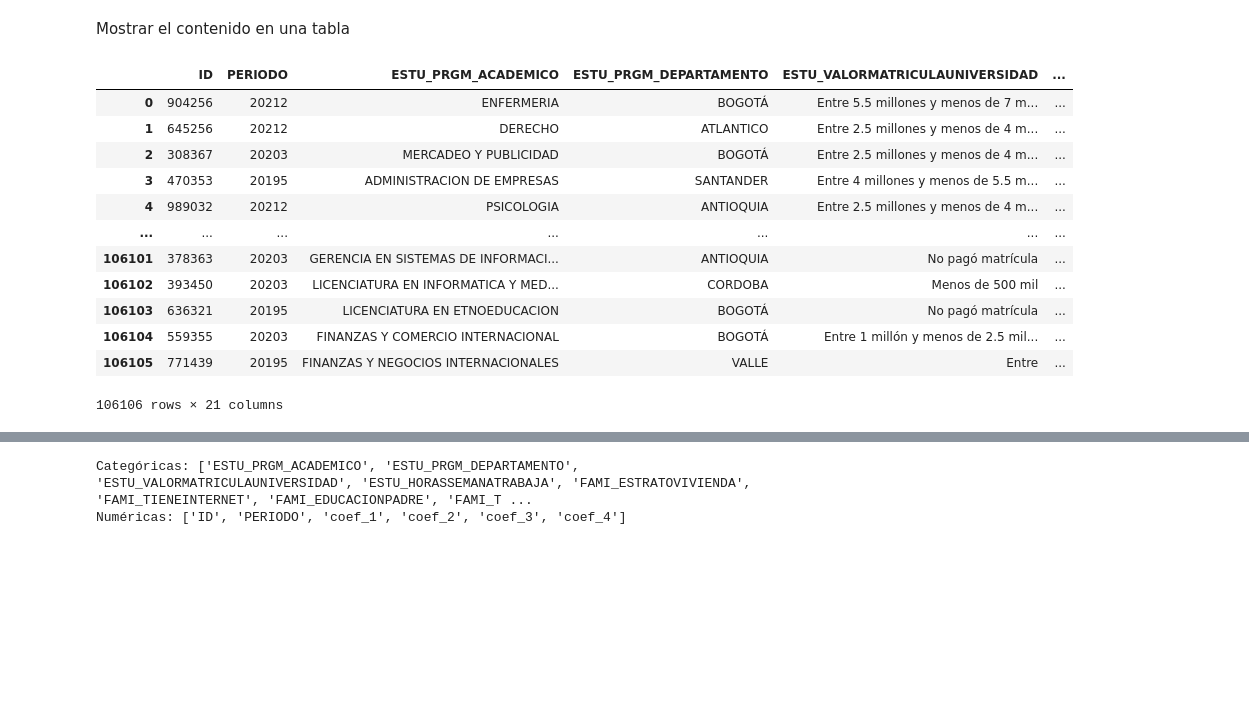
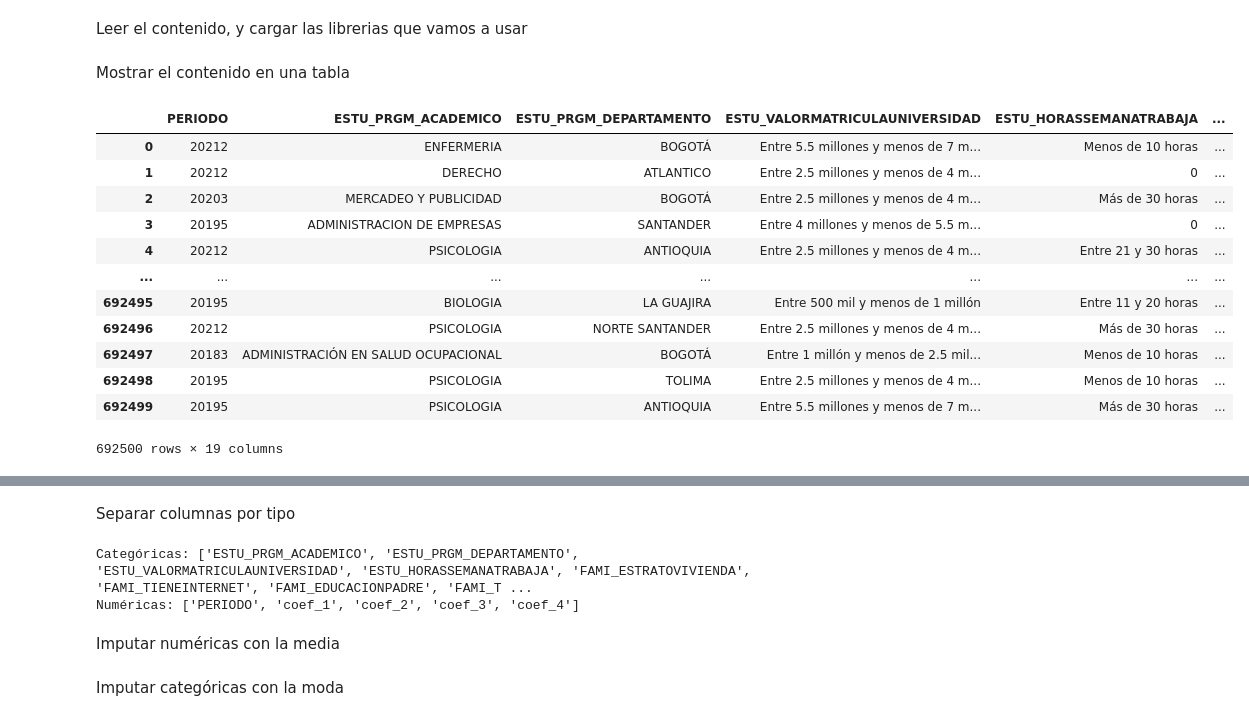
Before and after one commit to Nomaqui/ENTREGAS, a Jupyter notebook: 02 - preprocesado.ipynb, the cells around one changed output, grey strips where cells are left out. Drawn from its saved outputs; the diff is of its cells as text; code cells hidden in the pictures; blank space fills up the shorter version.

```diff
--- a/02 - preprocesado.ipynb
+++ b/02 - preprocesado.ipynb
@@ -11,18 +3,33 @@ df = pd.read_csv('train.csv')
+# %% [markdown]
+Leer el contenido, y cargar las librerias que vamos a usar
+# %%
+import pandas as pd
+from sklearn.model_selection import train_test_split
+from sklearn.preprocessing import MinMaxScaler
+from sklearn.ensemble import RandomForestClassifier
+from sklearn.metrics import accuracy_score
+from sklearn.impute import SimpleImputer
+
+df = pd.read_csv('train.csv')
+
+# Guardar columna objetivo y ID
+y = df['RENDIMIENTO_GLOBAL']
+X = df.drop(columns=['RENDIMIENTO_GLOBAL', 'ID'])
 # %% [markdown]
 Mostrar el contenido en una tabla
-# %%
-df
-# %% [output]
-|  | ID | PERIODO | ESTU_PRGM_ACADEMICO | ESTU_PRGM_DEPARTAMENTO | ESTU_VALORMATRICULAUNIVERSIDAD | ... |
-| 0 | 904256 | 20212 | ENFERMERIA | BOGOTÁ | Entre 5.5 millones y menos de 7 m... | ... |
-| 1 | 645256 | 20212 | DERECHO | ATLANTICO | Entre 2.5 millones y menos de 4 m... | ... |
-| 2 | 308367 | 20203 | MERCADEO Y PUBLICIDAD | BOGOTÁ | Entre 2.5 millones y menos de 4 m... | ... |
-| 3 | 470353 | 20195 | ADMINISTRACION DE EMPRESAS | SANTANDER | Entre 4 millones y menos de 5.5 m... | ... |
-| 4 | 989032 | 20212 | PSICOLOGIA | ANTIOQUIA | Entre 2.5 millones y menos de 4 m... | ... |
-| ... | ... | ... | ... | ... | ... | ... |
-| 106101 | 378363 | 20203 | GERENCIA EN SISTEMAS DE INFORMACI... | ANTIOQUIA | No pagó matrícula | ... |
-| 106102 | 393450 | 20203 | LICENCIATURA EN INFORMATICA Y MED... | CORDOBA | Menos de 500 mil | ... |
-| 106103 | 636321 | 20195 | LICENCIATURA EN ETNOEDUCACION | BOGOTÁ | No pagó matrícula | ... |
-| 106104 | 559355 | 20203 | FINANZAS Y COMERCIO INTERNACIONAL | BOGOTÁ | Entre 1 millón y menos de 2.5 mil... | ... |
-| 106105 | 771439 | 20195 | FINANZAS Y NEGOCIOS INTERNACIONALES | VALLE | Entre | ... |
-106106 rows × 21 columns
+# %%
+X
+# %% [output]
+|  | PERIODO | ESTU_PRGM_ACADEMICO | ESTU_PRGM_DEPARTAMENTO | ESTU_VALORMATRICULAUNIVERSIDAD | ESTU_HORASSEMANATRABAJA | ... |
+| 0 | 20212 | ENFERMERIA | BOGOTÁ | Entre 5.5 millones y menos de 7 m... | Menos de 10 horas | ... |
+| 1 | 20212 | DERECHO | ATLANTICO | Entre 2.5 millones y menos de 4 m... | 0 | ... |
+| 2 | 20203 | MERCADEO Y PUBLICIDAD | BOGOTÁ | Entre 2.5 millones y menos de 4 m... | Más de 30 horas | ... |
+| 3 | 20195 | ADMINISTRACION DE EMPRESAS | SANTANDER | Entre 4 millones y menos de 5.5 m... | 0 | ... |
+| 4 | 20212 | PSICOLOGIA | ANTIOQUIA | Entre 2.5 millones y menos de 4 m... | Entre 21 y 30 horas | ... |
+| ... | ... | ... | ... | ... | ... | ... |
+| 692495 | 20195 | BIOLOGIA | LA GUAJIRA | Entre 500 mil y menos de 1 millón | Entre 11 y 20 horas | ... |
+| 692496 | 20212 | PSICOLOGIA | NORTE SANTANDER | Entre 2.5 millones y menos de 4 m... | Más de 30 horas | ... |
+| 692497 | 20183 | ADMINISTRACIÓN EN SALUD OCUPACIONAL | BOGOTÁ | Entre 1 millón y menos de 2.5 mil... | Menos de 10 horas | ... |
+| 692498 | 20195 | PSICOLOGIA | TOLIMA | Entre 2.5 millones y menos de 4 m... | Menos de 10 horas | ... |
+| 692499 | 20195 | PSICOLOGIA | ANTIOQUIA | Entre 5.5 millones y menos de 7 m... | Más de 30 horas | ... |
+692500 rows × 19 columns
@@ -29,9 +37,13 @@ df
+# %% [markdown]
+Separar columnas por tipo
 # %%
-categorical_cols = df.select_dtypes(include=['object', 'category']).columns.tolist()
-numerical_cols = df.select_dtypes(include=['int64', 'float64']).columns.tolist()
+cat_cols = X.select_dtypes(include=['object', 'category']).columns.tolist()
+num_cols = X.select_dtypes(include=['int64', 'float64']).columns.tolist()
 
-print("Categóricas:", categorical_cols)
-print("Numéricas:", numerical_cols)
+print("Categóricas:", cat_cols)
+print("Numéricas:", num_cols)
 # %% [output]
 Categóricas: ['ESTU_PRGM_ACADEMICO', 'ESTU_PRGM_DEPARTAMENTO', 'ESTU_VALORMATRICULAUNIVERSIDAD', 'ESTU_HORASSEMANATRABAJA', 'FAMI_ESTRATOVIVIENDA', 'FAMI_TIENEINTERNET', 'FAMI_EDUCACIONPADRE', 'FAMI_T ...
-Numéricas: ['ID', 'PERIODO', 'coef_1', 'coef_2', 'coef_3', 'coef_4']
+Numéricas: ['PERIODO', 'coef_1', 'coef_2', 'coef_3', 'coef_4']
+# %% [markdown]
+Imputar numéricas con la media
@@ -37,0 +53,2 @@ Numéricas: ['ID', 'PERIODO', 'coef_1', 'coef_2', 'coef_3', 'coef_4']
+# %% [markdown]
+Imputar categóricas con la moda
```
Also changed, not shown: parts of 10 cells of this notebook.
